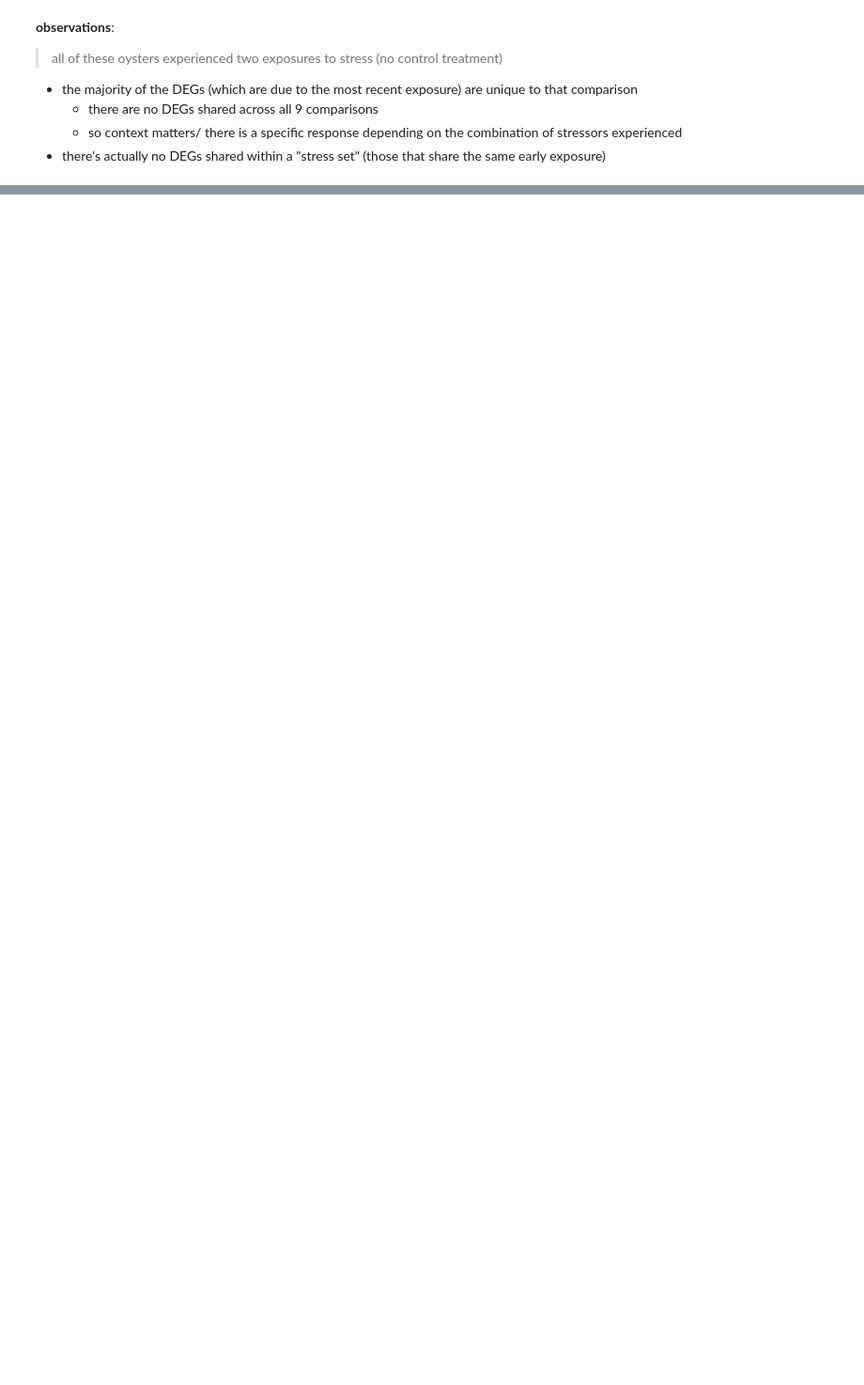
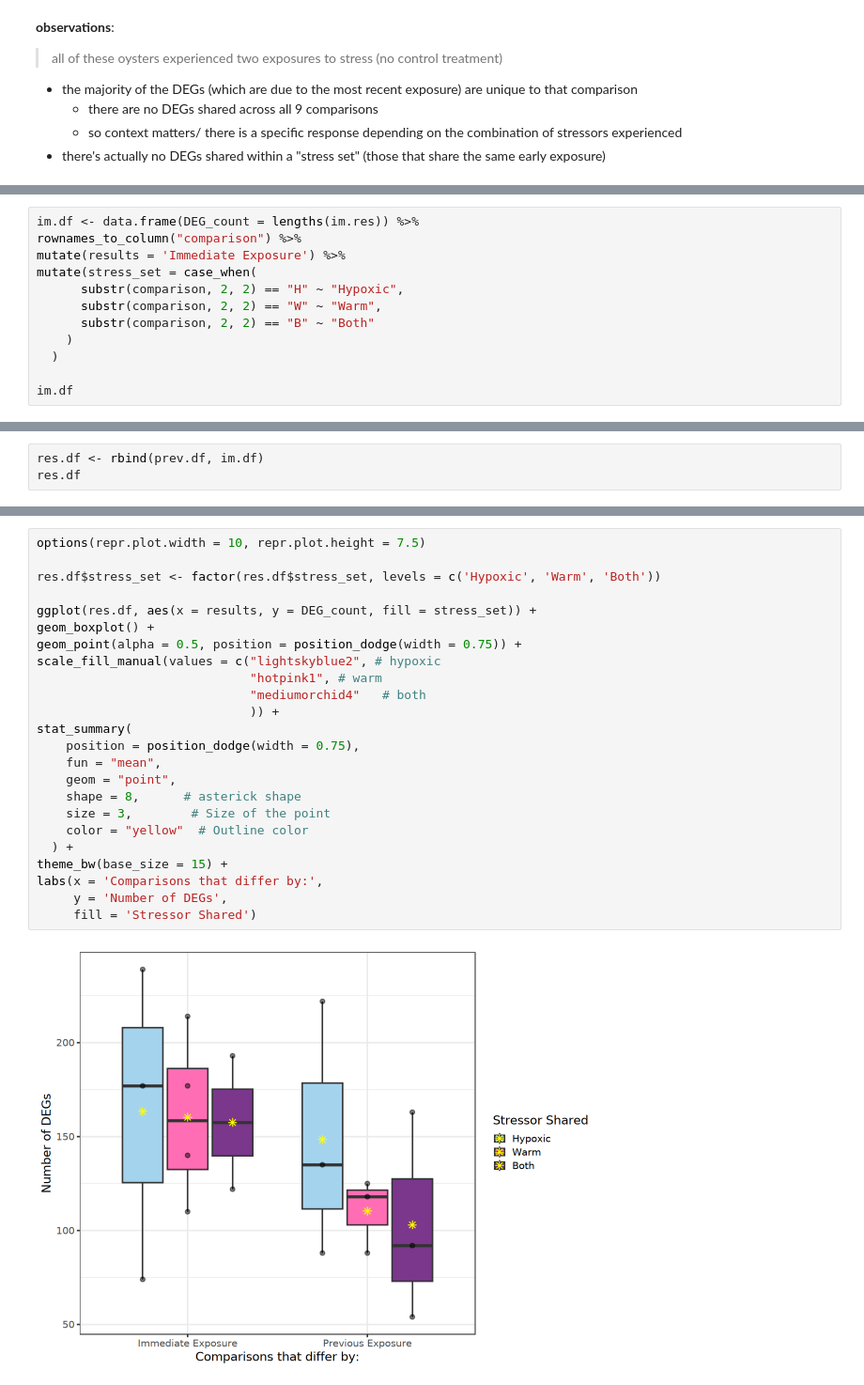
Before and after one commit to jgmcdonough/CE24_RNA-seq, a Jupyter notebook: analysis/diff_expression/phase2_v_phase2/upset_p2.v.p2.ipynb, the cells around one changed output, grey strips where cells are left out. Shown at 94% size. Cells and saved outputs as stored; diff of their text form; blank space fills up the shorter version.

```diff
--- a/analysis/diff_expression/phase2_v_phase2/upset_p2.v.p2.ipynb
+++ b/analysis/diff_expression/phase2_v_phase2/upset_p2.v.p2.ipynb
@@ -1172,0 +1268,12 @@ UpSetR::upset(
+# %%
+im.df <- data.frame(DEG_count = lengths(im.res)) %>%
+rownames_to_column("comparison") %>%
+mutate(results = 'Immediate Exposure') %>%
+mutate(stress_set = case_when(
+      substr(comparison, 2, 2) == "H" ~ "Hypoxic",
+      substr(comparison, 2, 2) == "W" ~ "Warm",
+      substr(comparison, 2, 2) == "B" ~ "Both"
+    )
+  )
+
+im.df
@@ -1172,0 +1295,3 @@ UpSetR::upset(
+# %%
+res.df <- rbind(prev.df, im.df)
+res.df
@@ -1172,0 +1318,26 @@ UpSetR::upset(
+# %%
+options(repr.plot.width = 10, repr.plot.height = 7.5)
+
+res.df$stress_set <- factor(res.df$stress_set, levels = c('Hypoxic', 'Warm', 'Both'))
+
+ggplot(res.df, aes(x = results, y = DEG_count, fill = stress_set)) +
+geom_boxplot() +
+geom_point(alpha = 0.5, position = position_dodge(width = 0.75)) +
+scale_fill_manual(values = c("lightskyblue2", # hypoxic
+                             "hotpink1", # warm
+                             "mediumorchid4"   # both
+                             )) +
+stat_summary(
+    position = position_dodge(width = 0.75),
+    fun = "mean",
+    geom = "point",
+    shape = 8,      # asterick shape
+    size = 3,        # Size of the point
+    color = "yellow"  # Outline color
+  ) +
+theme_bw(base_size = 15) +
+labs(x = 'Comparisons that differ by:',
+     y = 'Number of DEGs',
+     fill = 'Stressor Shared')
+# %% [output]
+[figure, added]
```
Also changed, not shown: parts of 14 cells of this notebook.
